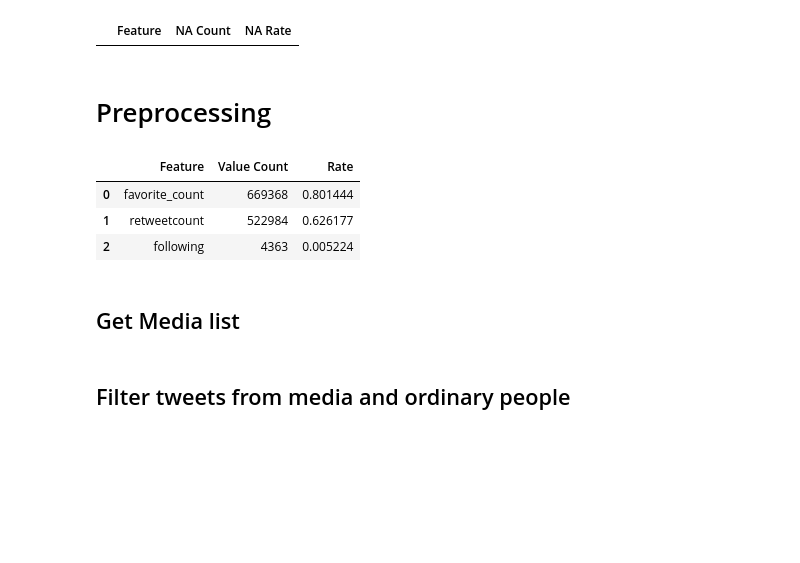
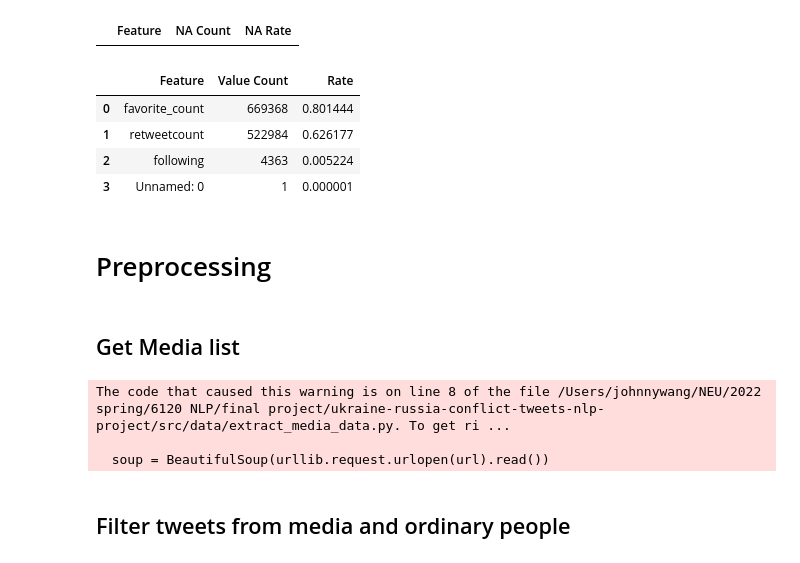
Before and after one commit to JohnnyWang1998/ukraine-russia-tweets-sentiment-analysis-and-topic-modeling, a Jupyter notebook: notebooks/1.0-zy-topic-modeling.ipynb, the cells around one changed output. Drawn from its saved outputs; the diff is of its cells as text; code cells hidden in the pictures; blank space fills up the shorter version.

```diff
--- a/notebooks/1.0-zy-topic-modeling.ipynb
+++ b/notebooks/1.0-zy-topic-modeling.ipynb
@@ -84,3 +84,0 @@ Mounted at /content/drive
-# %%
-data = pd.read_csv('/content/drive/MyDrive/NLP Group/data_cleaned_version_1.csv')
-data_before = pd.read_csv('/content/drive/MyDrive/NLP Group/new_data.csv')
@@ -142,7 +144,4 @@ dtypes: int64(7), object(6)
 memory usage: 82.8+ MB
-# %%
-# drop the first index column
-data.drop(columns=data.columns[0], inplace=True)
 # %%
 data.head()
 # %% [output]
@@ -217,14 +186,15 @@ check_missing_value(data, data.columns)
 # %% [output]
 |  | Feature | NA Count | NA Rate |
+# %%
+# most tweets do not get likes
+checker.check_zeros(data, data.columns)
+# %% [output]
+|  | Feature | Value Count | Rate |
+| 0 | favorite_count | 669368 | 0.801444 |
+| 1 | retweetcount | 522984 | 0.626177 |
+| 2 | following | 4363 | 0.005224 |
+| 3 | Unnamed: 0 | 1 | 0.000001 |
 # %% [markdown]
 # Preprocessing
-# %%
-# most tweets do not get likes
-check_zeros(data, data.columns)
-# %% [output]
-|  | Feature | Value Count | Rate |
-| 0 | favorite_count | 669368 | 0.801444 |
-| 1 | retweetcount | 522984 | 0.626177 |
-| 2 | following | 4363 | 0.005224 |
 # %% [markdown]
 ## Get Media list
@@ -234,3 +201,7 @@ import urllib
 # %%
 url = "https://memeburn.com/2010/09/the-100-most-influential-news-media-twitter-accounts"
-soup = BeautifulSoup(urllib.request.urlopen(url).read())
+media_account_dict = emd.get_media_dict(url)
+# %% [output]
+The code that caused this warning is on line 8 of the file /Users/johnnywang/NEU/2022 spring/6120 NLP/final project/ukraine-russia-conflict-tweets-nlp-project/src/data/extract_media_data.py. To get ri ...
+
+  soup = BeautifulSoup(urllib.request.urlopen(url).read())
```
Also changed, not shown: parts of 23 cells of this notebook.
